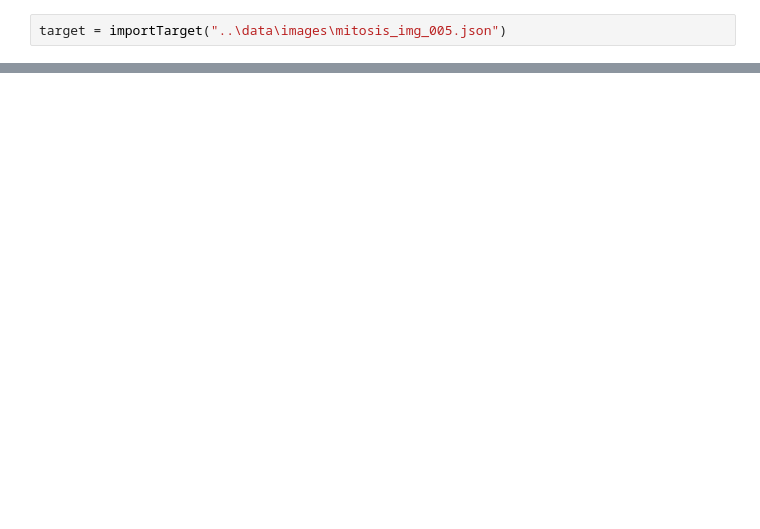
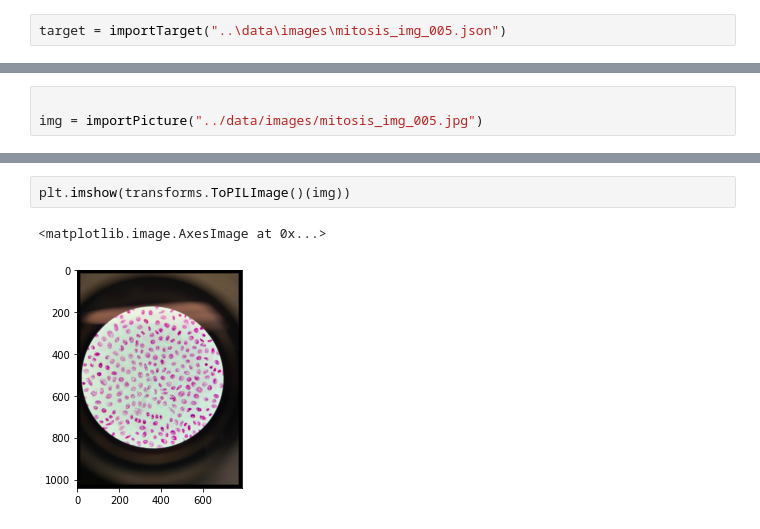
Before and after one commit to etiennecollin/BYNN, a Jupyter notebook: src/ipynb/model.ipynb, the cells around one changed output, grey strips where cells are left out. Saved outputs shown, nothing was run; the diff lists cells and outputs as text; blank space fills up the shorter version.

```diff
--- a/src/ipynb/model.ipynb
+++ b/src/ipynb/model.ipynb
@@ -35,0 +110,3 @@ torch.Size([1, 1040, 788])
+# %%
+
+img = importPicture("../data/images/mitosis_img_005.jpg")
@@ -35,0 +135,5 @@ torch.Size([1, 1040, 788])
+# %%
+plt.imshow(transforms.ToPILImage()(img))
+# %% [output]
+<matplotlib.image.AxesImage at 0x...>
+[figure, added]
```
Also changed, not shown: parts of 21 cells of this notebook, 1 other file.
